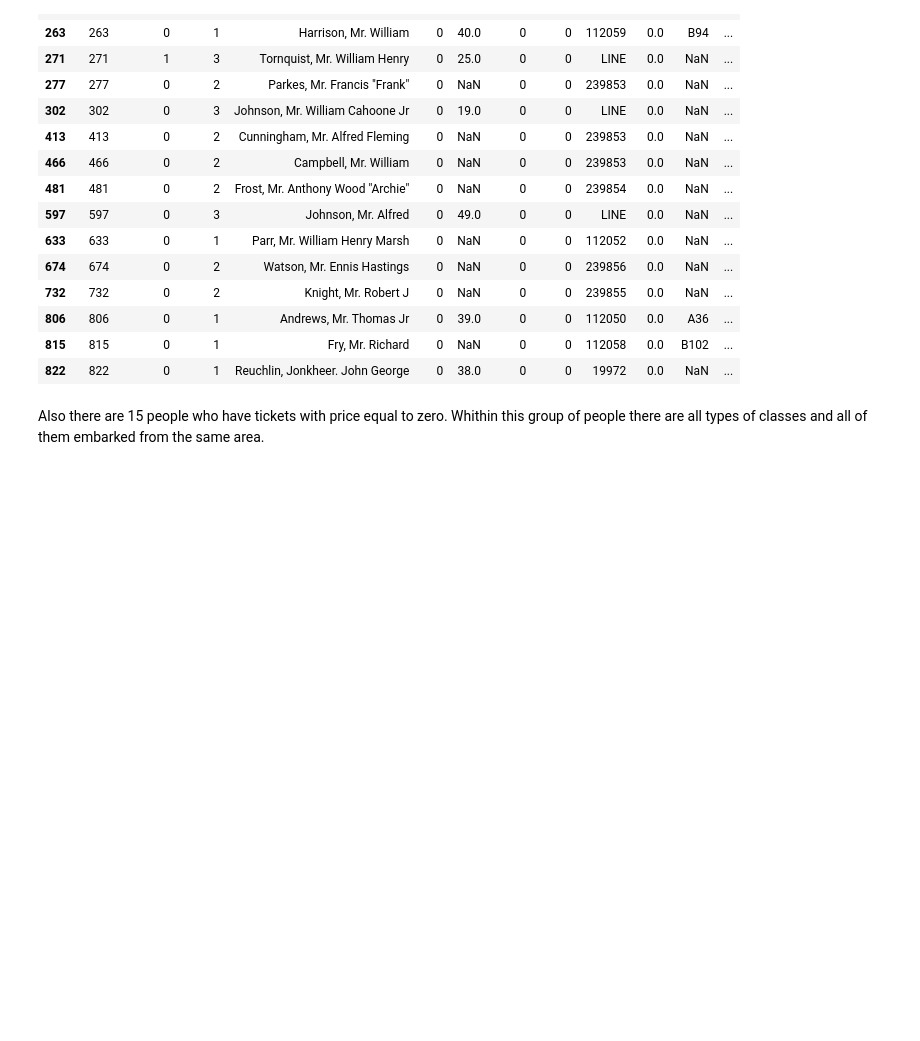
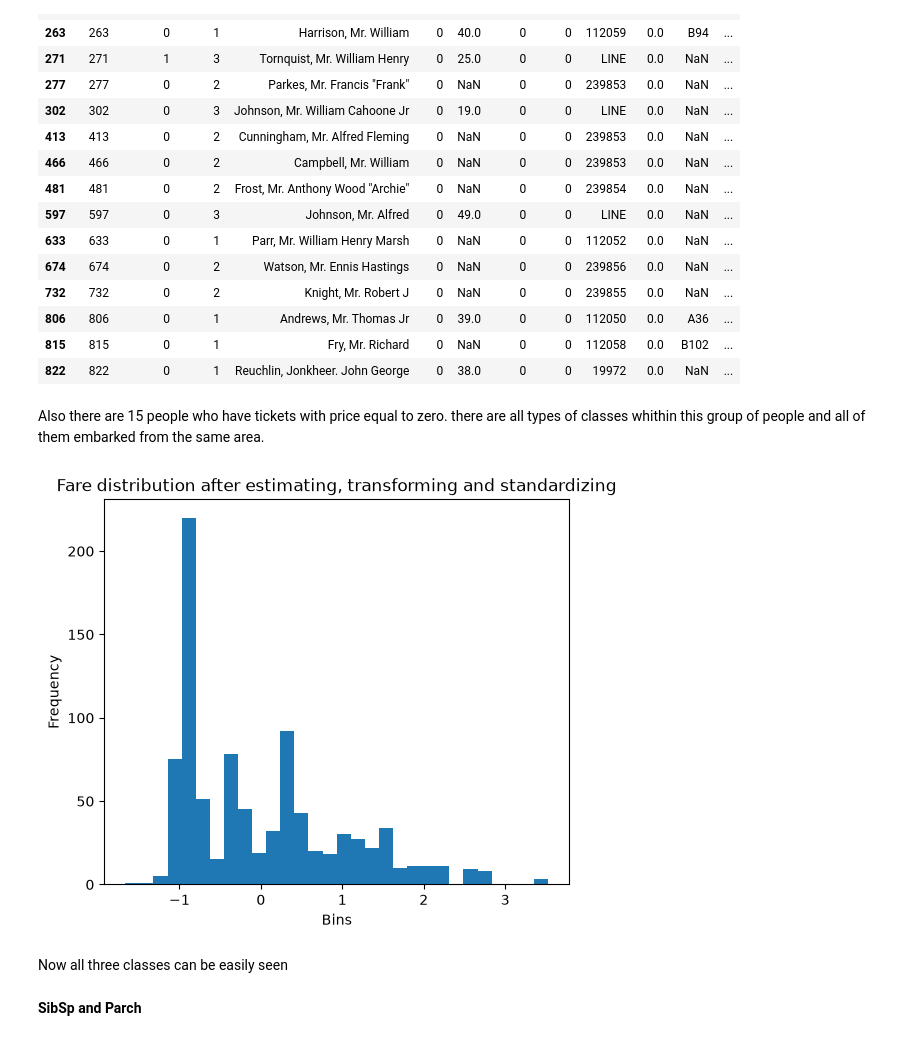
Before and after one commit to SpaceMakerc/Titanic---Machine-Learning-from-Disaster, a Jupyter notebook: titanic.ipynb, the cells around one changed output. Drawn from its saved outputs; the diff is of its cells as text; code cells hidden in the pictures; blank space fills up the shorter version.

Commit message:
Eddited AgeFillEstimator by (processing null values and calculating common mean). Explore Fare data after putting into practice FareFillEstimator.

```diff
--- a/titanic.ipynb
+++ b/titanic.ipynb
@@ -345,7 +355,7 @@ titanic_train_data_copy.loc[titanic_train_data_copy["Fare"] == 0]
 | 815 | 815 | 0 | 1 | Fry, Mr. Richard | 0 | NaN | 0 | 0 | 112058 | 0.0 | B102 | ... |
 | 822 | 822 | 0 | 1 | Reuchlin, Jonkheer. John George | 0 | 38.0 | 0 | 0 | 19972 | 0.0 | NaN | ... |
 # %% [markdown]
-Also there are 15 people who have tickets with price equal to zero. Whithin this group of people there are all types of classes and all of them embarked from the same area.
+Also there are 15 people who have tickets with price equal to zero. there are all types of classes whithin this group of people and all of them embarked from the same area.
 # %%
 class FareFillEstimator(BaseEstimator, TransformerMixin):
 
@@ -395,3 +405,23 @@ fare_pipeline = make_pipeline(
 )
 
 # fare_pipeline.fit_transform(titanic_train_data_copy[["Pclass", "Fare"]].values)
+# %%
+f_pip = fare_pipeline.fit_transform(titanic_train_data_copy[["Pclass", "Fare"]].values)
+# %%
+plt.figure(figsize=(6, 5))
+
+plt.hist(
+    x=f_pip.flatten(),
+    bins=30,
+)
+plt.title("Fare distribution after estimating, transforming and standardizing")
+plt.xlabel("Bins")
+plt.ylabel("Frequency")
+
+plt.show()
+# %% [output]
+[figure, added]
+# %% [markdown]
+Now all three classes can be easily seen
+# %% [markdown]
+**SibSp and Parch**
```
Also changed, not shown: parts of 2 cells of this notebook.
